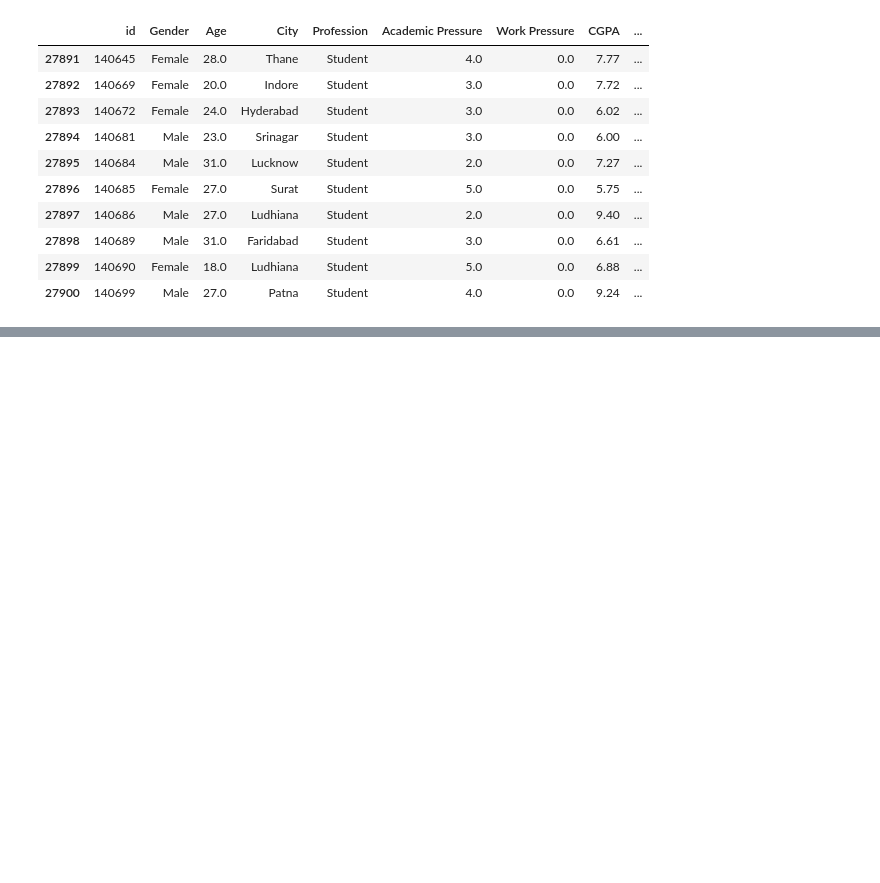
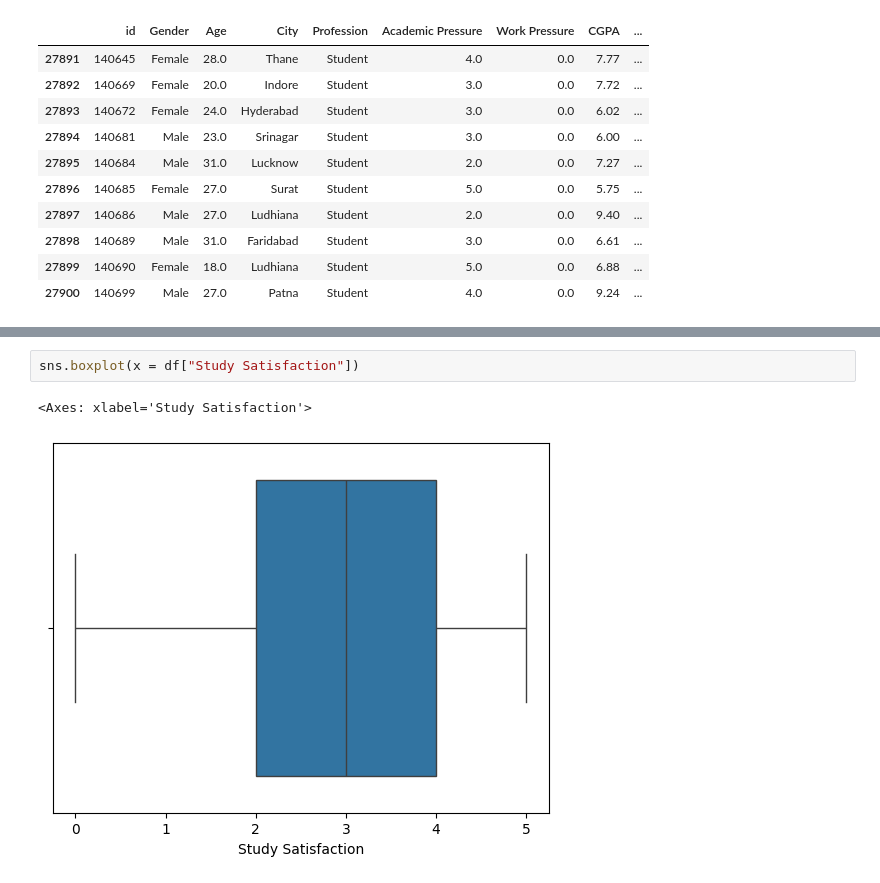
Before and after one commit to nastjannastja/Data-Set, a Jupyter notebook: notebooks/EDA.ipynb, the cells around one changed output, grey strips where cells are left out. Saved outputs shown, nothing was run; the diff lists cells and outputs as text; blank space fills up the shorter version.

```diff
--- a/notebooks/EDA.ipynb
+++ b/notebooks/EDA.ipynb
@@ -80,0 +348,5 @@ df.tail(10)
+# %%
+sns.boxplot(x = df["Study Satisfaction"])
+# %% [output]
+<Axes: xlabel='Study Satisfaction'>
+[figure, added]
```
Also changed, not shown: parts of 55 cells of this notebook.
